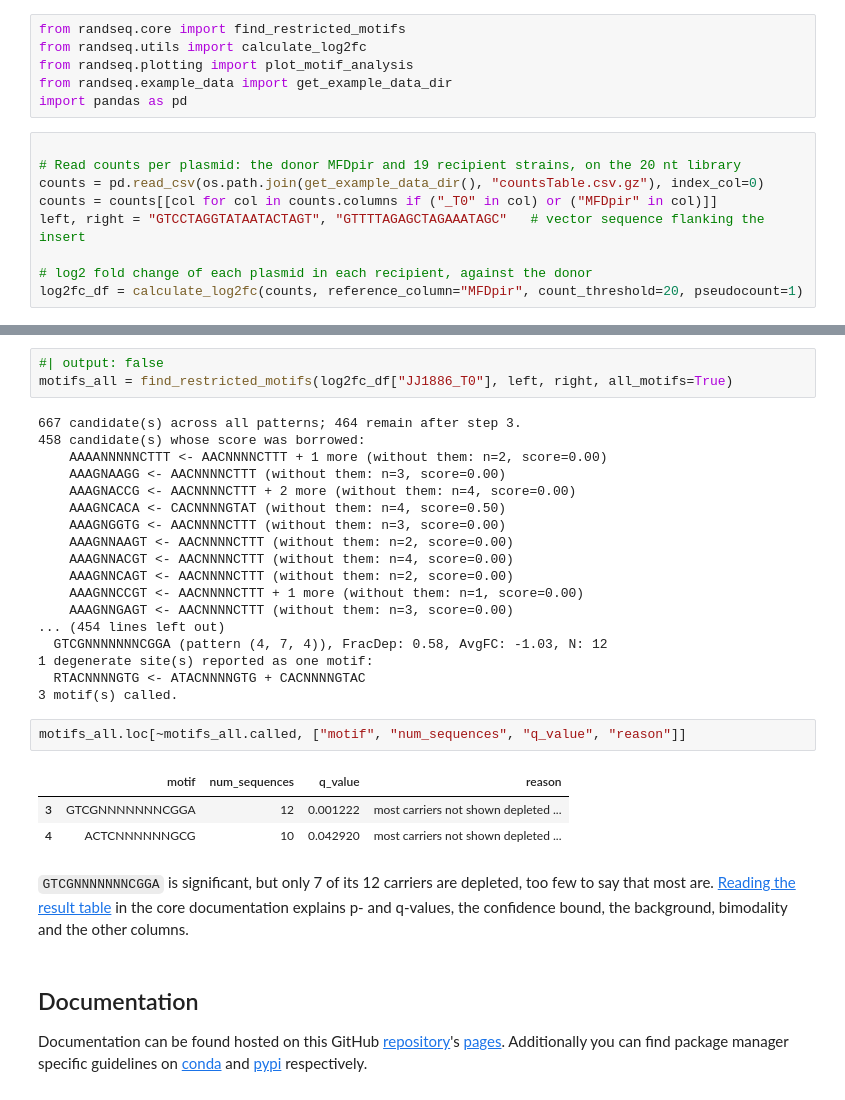
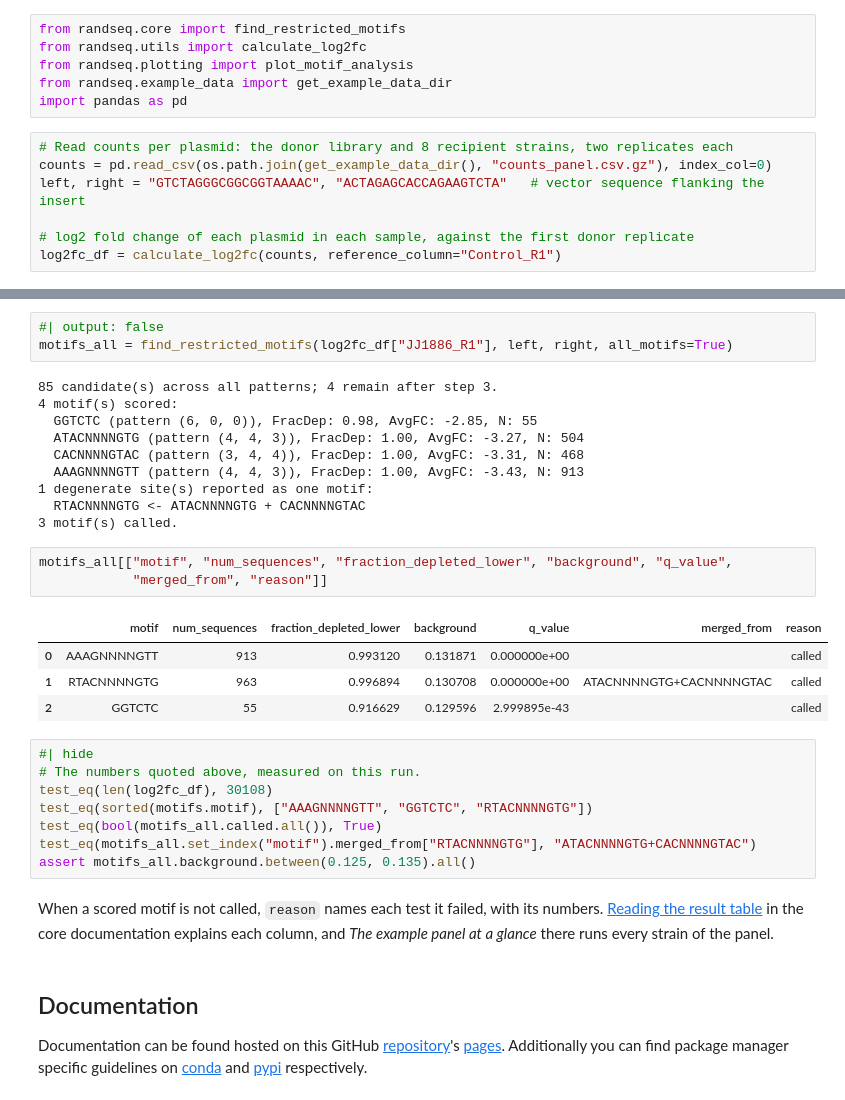
Before and after one commit to dbikard/randseq, a Jupyter notebook: nbs/index.ipynb, the cells around one changed output, grey strips where cells are left out. Cells and saved outputs as stored; diff of their text form.

```diff
--- a/nbs/index.ipynb
+++ b/nbs/index.ipynb
@@ -53,12 +56,10 @@ from randseq.plotting import plot_motif_analysis
 from randseq.example_data import get_example_data_dir
 import pandas as pd
 # %%
+# Read counts per plasmid: the donor library and 8 recipient strains, two replicates each
+counts = pd.read_csv(os.path.join(get_example_data_dir(), "counts_panel.csv.gz"), index_col=0)
+left, right = "GTCTAGGGCGGCGGTAAAAC", "ACTAGAGCACCAGAAGTCTA"   # vector sequence flanking the insert
 
-# Read counts per plasmid: the donor MFDpir and 19 recipient strains, on the 20 nt library
-counts = pd.read_csv(os.path.join(get_example_data_dir(), "countsTable.csv.gz"), index_col=0)
-counts = counts[[col for col in counts.columns if ("_T0" in col) or ("MFDpir" in col)]]
-left, right = "GTCCTAGGTATAATACTAGT", "GTTTTAGAGCTAGAAATAGC"   # vector sequence flanking the insert
-
-# log2 fold change of each plasmid in each recipient, against the donor
-log2fc_df = calculate_log2fc(counts, reference_column="MFDpir", count_threshold=20, pseudocount=1)
+# log2 fold change of each plasmid in each sample, against the first donor replicate
+log2fc_df = calculate_log2fc(counts, reference_column="Control_R1")
 # %% [markdown]
@@ -113,35 +109,37 @@ columns and a `reason` for each verdict. JJ1886 has two motifs that were scored
 # %%
 #| output: false
-motifs_all = find_restricted_motifs(log2fc_df["JJ1886_T0"], left, right, all_motifs=True)
+motifs_all = find_restricted_motifs(log2fc_df["JJ1886_R1"], left, right, all_motifs=True)
 # %% [output]
-667 candidate(s) across all patterns; 464 remain after step 3.
-458 candidate(s) whose score was borrowed:
-    AAAANNNNNCTTT <- AACNNNNCTTT + 1 more (without them: n=2, score=0.00)
-    AAAGNAAGG <- AACNNNNCTTT (without them: n=3, score=0.00)
-    AAAGNACCG <- AACNNNNCTTT + 2 more (without them: n=4, score=0.00)
-    AAAGNCACA <- CACNNNNGTAT (without them: n=4, score=0.50)
-    AAAGNGGTG <- AACNNNNCTTT (without them: n=3, score=0.00)
-    AAAGNNAAGT <- AACNNNNCTTT (without them: n=2, score=0.00)
-    AAAGNNACGT <- AACNNNNCTTT (without them: n=4, score=0.00)
-    AAAGNNCAGT <- AACNNNNCTTT (without them: n=2, score=0.00)
-    AAAGNNCCGT <- AACNNNNCTTT + 1 more (without them: n=1, score=0.00)
-    AAAGNNGAGT <- AACNNNNCTTT (without them: n=3, score=0.00)
-... (454 lines left out)
-  GTCGNNNNNNNCGGA (pattern (4, 7, 4)), FracDep: 0.58, AvgFC: -1.03, N: 12
+85 candidate(s) across all patterns; 4 remain after step 3.
+4 motif(s) scored:
+  GGTCTC (pattern (6, 0, 0)), FracDep: 0.98, AvgFC: -2.85, N: 55
+  ATACNNNNGTG (pattern (4, 4, 3)), FracDep: 1.00, AvgFC: -3.27, N: 504
+  CACNNNNGTAC (pattern (3, 4, 4)), FracDep: 1.00, AvgFC: -3.31, N: 468
+  AAAGNNNNGTT (pattern (4, 4, 3)), FracDep: 1.00, AvgFC: -3.43, N: 913
 1 degenerate site(s) reported as one motif:
   RTACNNNNGTG <- ATACNNNNGTG + CACNNNNGTAC
 3 motif(s) called.
 # %%
-motifs_all.loc[~motifs_all.called, ["motif", "num_sequences", "q_value", "reason"]]
+motifs_all[["motif", "num_sequences", "fraction_depleted_lower", "background", "q_value",
+            "merged_from", "reason"]]
 # %% [output]
-|  | motif | num_sequences | q_value | reason |
-| 3 | GTCGNNNNNNNCGGA | 12 | 0.001222 | most carriers not shown depleted ... |
-| 4 | ACTCNNNNNNGCG | 10 | 0.042920 | most carriers not shown depleted ... |
+|  | motif | num_sequences | fraction_depleted_lower | background | q_value | merged_from | reason |
+| 0 | AAAGNNNNGTT | 913 | 0.993120 | 0.131871 | 0.000000e+00 |  | called |
+| 1 | RTACNNNNGTG | 963 | 0.996894 | 0.130708 | 0.000000e+00 | ATACNNNNGTG+CACNNNNGTAC | called |
+| 2 | GGTCTC | 55 | 0.916629 | 0.129596 | 2.999895e-43 |  | called |
+# %%
+#| hide
+# The numbers quoted above, measured on this run.
+test_eq(len(log2fc_df), 30108)
+test_eq(sorted(motifs.motif), ["AAAGNNNNGTT", "GGTCTC", "RTACNNNNGTG"])
+test_eq(bool(motifs_all.called.all()), True)
+test_eq(motifs_all.set_index("motif").merged_from["RTACNNNNGTG"], "ATACNNNNGTG+CACNNNNGTAC")
+assert motifs_all.background.between(0.125, 0.135).all()
 # %% [markdown]
-`GTCGNNNNNNNCGGA` is significant, but only 7 of its 12 carriers are depleted, too few to say that
-most are. [Reading the result table](https://dbikard.github.io/randseq/core.html#reading-the-result-table)
-in the core documentation explains p- and q-values, the confidence bound, the background,
-bimodality and the other columns.
+When a scored motif is not called, `reason` names each test it failed, with its numbers.
+[Reading the result table](https://dbikard.github.io/randseq/core.html#reading-the-result-table)
+in the core documentation explains each column, and *The example panel at a glance* there runs
+every strain of the panel.
 # %% [markdown]
 ## Documentation
 
```
Also changed, not shown: parts of 8 cells of this notebook, 22 other files.
